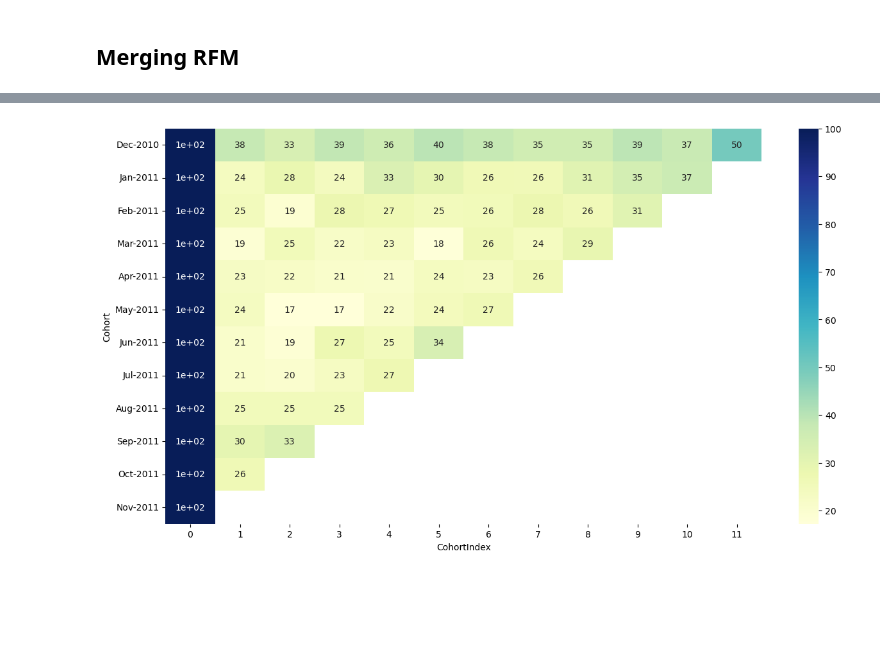
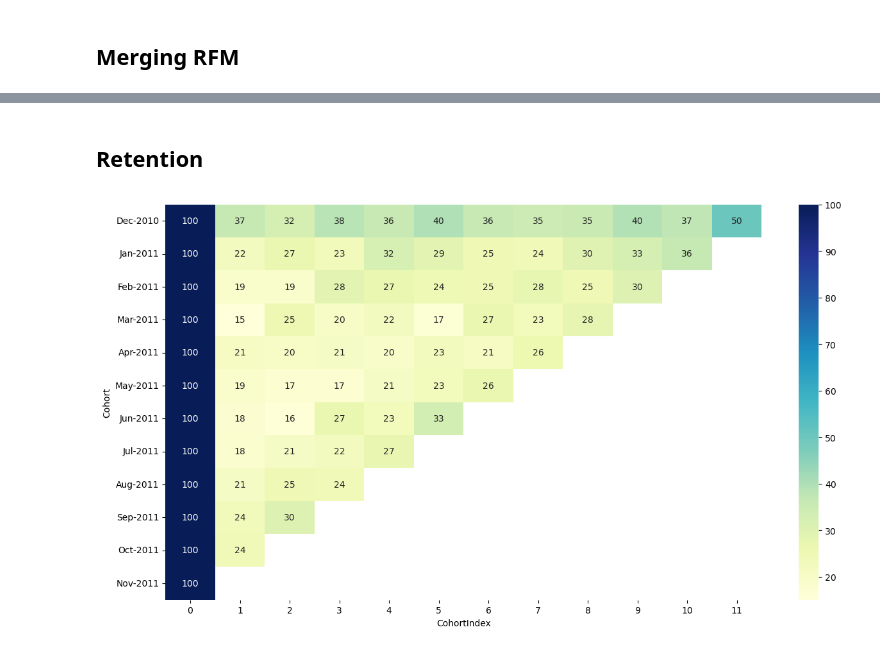
Before and after one commit to curtishiga/Online_Retail, a Jupyter notebook: Analysis.ipynb, the cells around one changed output, grey strips where cells are left out. Saved outputs shown, nothing was run; the diff lists cells and outputs as text; code cells hidden in the pictures; blank space fills up the shorter version.

```diff
--- a/Analysis.ipynb
+++ b/Analysis.ipynb
@@ -21,3 +27,6 @@ data.head(5)
+# %%
+# Take out invoices with negative quantities
+data_filtered = data[data['Quantity'] >= 0]
 # %% [markdown]
 ___
 ___
@@ -205,6 +180,7 @@ ___
 # %%
-first_purchase_date = data\
-                        .groupby('CustomerID',
+# Get the date of a customers first invoice
+first_purchase_date = data_filtered\
+                        .groupby(['CustomerID','Country'],
                                 dropna = False)\
                         [['InvoiceDate']]\
                         .min()\
@@ -225,7 +192,8 @@ first_purchase_date.head()
 # %%
-data_cohorts = pd.merge(data,
+# Merge the Cohort onto the original data
+data_cohorts = pd.merge(data_filtered,
                         first_purchase_date,
                         how = 'left',
-                        left_on = 'CustomerID',
+                        left_on = ['CustomerID','Country'],
                         right_index = True)
 # %%
@@ -254,4 +223,6 @@ with pd.ExcelWriter('./Data/Online Retail_Analysis.xlsx',
     data_cohorts.to_excel(writer,
                           sheet_name = 'Cohorts',
                           index = False)
+# %% [markdown]
+## Retention
 # %%
@@ -279,15 +254,17 @@ with pd.ExcelWriter('./Data/Online Retail_Analysis.xlsx',
                           sheet_name = 'Cohorts Pct',
                           index = False)
 # %%
+# Plot the cohort retention percentage
 fig, ax = plt.subplots(figsize = (15, 8))
 sns.heatmap(cohort_retention_pct,
-                 annot = True,
-                 cmap = 'YlGnBu',
-                ax = ax)
+            annot = True,
+            cmap = 'YlGnBu',
+            fmt = '.0f',
+            ax = ax)
 
 yticklabels = [cohort_retention_pct.index[int(tick)].strftime('%b-%Y')
                for tick in ax.get_yticks()]
 ax.set_yticklabels(yticklabels);
 # %% [output]
-[figure, old version]
+[figure, new version]
 # %%
```
Also changed, not shown: parts of 86 cells of this notebook, 1 other file.
